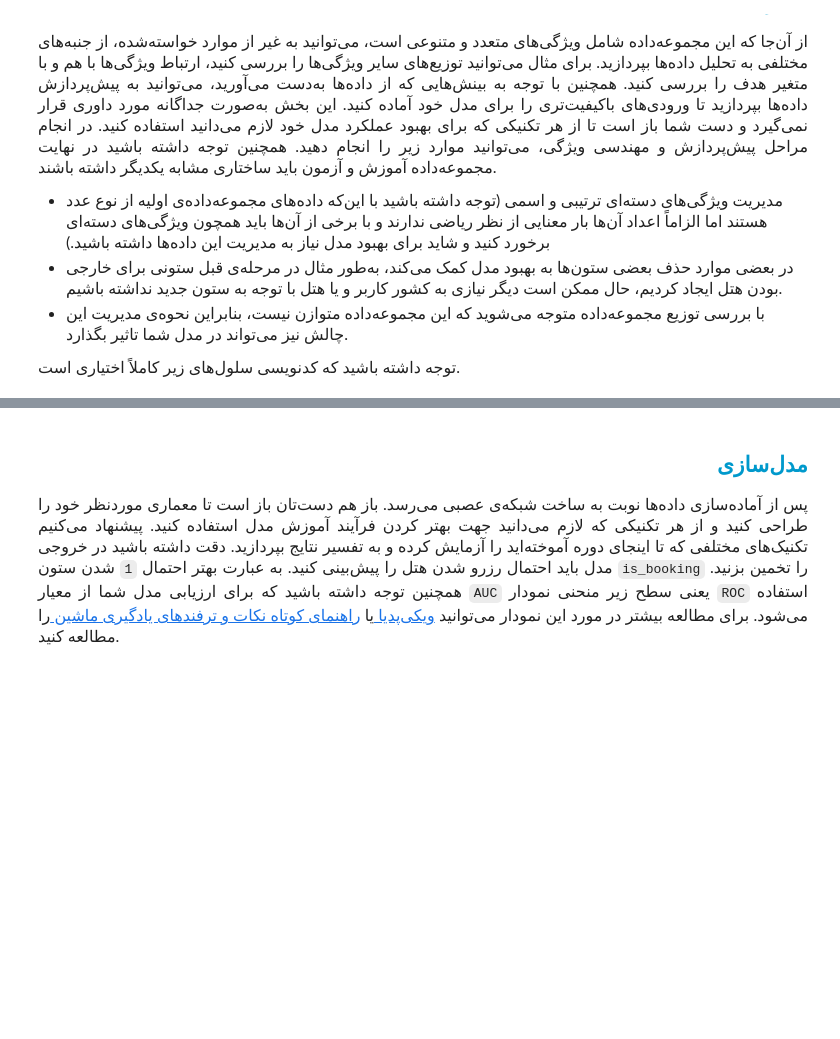
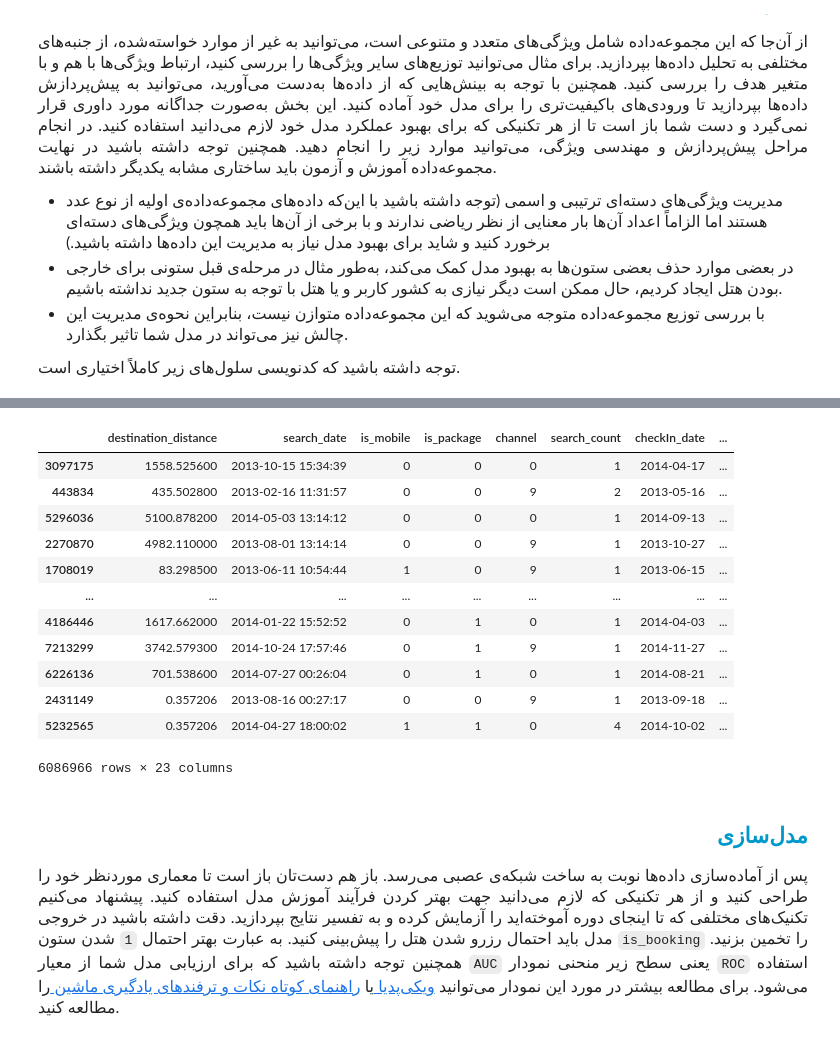
Before and after one commit to MahdiShahgholian/Deep_Learning, a Jupyter notebook: will_not_travel_again/will_not_travel_again.ipynb, the cells around one changed output, grey strips where cells are left out. Saved outputs shown, nothing was run; the diff lists cells and outputs as text; code cells hidden in the pictures; blank space fills up the shorter version.

```diff
--- a/will_not_travel_again/will_not_travel_again.ipynb
+++ b/will_not_travel_again/will_not_travel_again.ipynb
@@ -854,12 +950,31 @@ columns_to_encode = None # Optional
 for column in columns_to_encode:
     train.loc[:, column] = le.fit_transform(train[column])
     test.loc[:, column] = le.transform(test[column])
+# %%
+X = train.drop(columns=['is_booking'])
+Y = train['is_booking']
 # %%
 # TODO: Make Validation Set (Optional)
 
 from sklearn.model_selection import train_test_split
 
-X_train, X_valid, y_train, y_valid = train_test_split(None, None, test_size = None) # Optional
+X_train, X_valid, y_train, y_valid = train_test_split(X, Y, test_size = 0.2) # Optional
+# %%
+X_train
+# %% [output]
+|  | destination_distance | search_date | is_mobile | is_package | channel | search_count | checkIn_date | ... |
+| 3097175 | 1558.525600 | 2013-10-15 15:34:39 | 0 | 0 | 0 | 1 | 2014-04-17 | ... |
+| 443834 | 435.502800 | 2013-02-16 11:31:57 | 0 | 0 | 9 | 2 | 2013-05-16 | ... |
+| 5296036 | 5100.878200 | 2014-05-03 13:14:12 | 0 | 0 | 0 | 1 | 2014-09-13 | ... |
+| 2270870 | 4982.110000 | 2013-08-01 13:14:14 | 0 | 0 | 9 | 1 | 2013-10-27 | ... |
+| 1708019 | 83.298500 | 2013-06-11 10:54:44 | 1 | 0 | 9 | 1 | 2013-06-15 | ... |
+| ... | ... | ... | ... | ... | ... | ... | ... | ... |
+| 4186446 | 1617.662000 | 2014-01-22 15:52:52 | 0 | 1 | 0 | 1 | 2014-04-03 | ... |
+| 7213299 | 3742.579300 | 2014-10-24 17:57:46 | 0 | 1 | 9 | 1 | 2014-11-27 | ... |
+| 6226136 | 701.538600 | 2014-07-27 00:26:04 | 0 | 1 | 0 | 1 | 2014-08-21 | ... |
+| 2431149 | 0.357206 | 2013-08-16 00:27:17 | 0 | 0 | 9 | 1 | 2013-09-18 | ... |
+| 5232565 | 0.357206 | 2014-04-27 18:00:02 | 1 | 1 | 0 | 4 | 2014-10-02 | ... |
+6086966 rows × 23 columns
 # %% [markdown]
 <h2 dir=rtl align=right style="line-height:200%;font-family:vazir;color:#0099cc">
 <font face="vazir" color="#0099cc">
```
Also changed, not shown: parts of 19 cells of this notebook.
